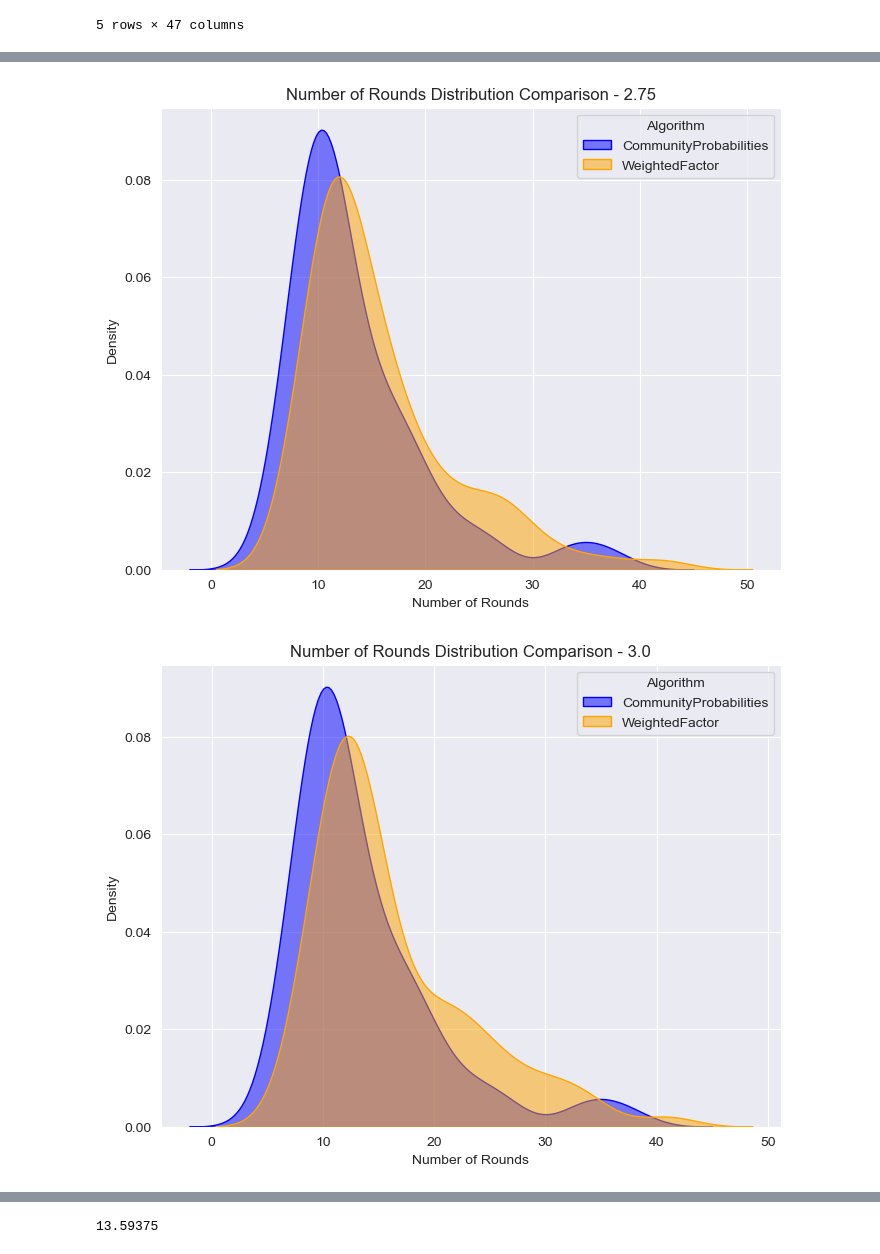
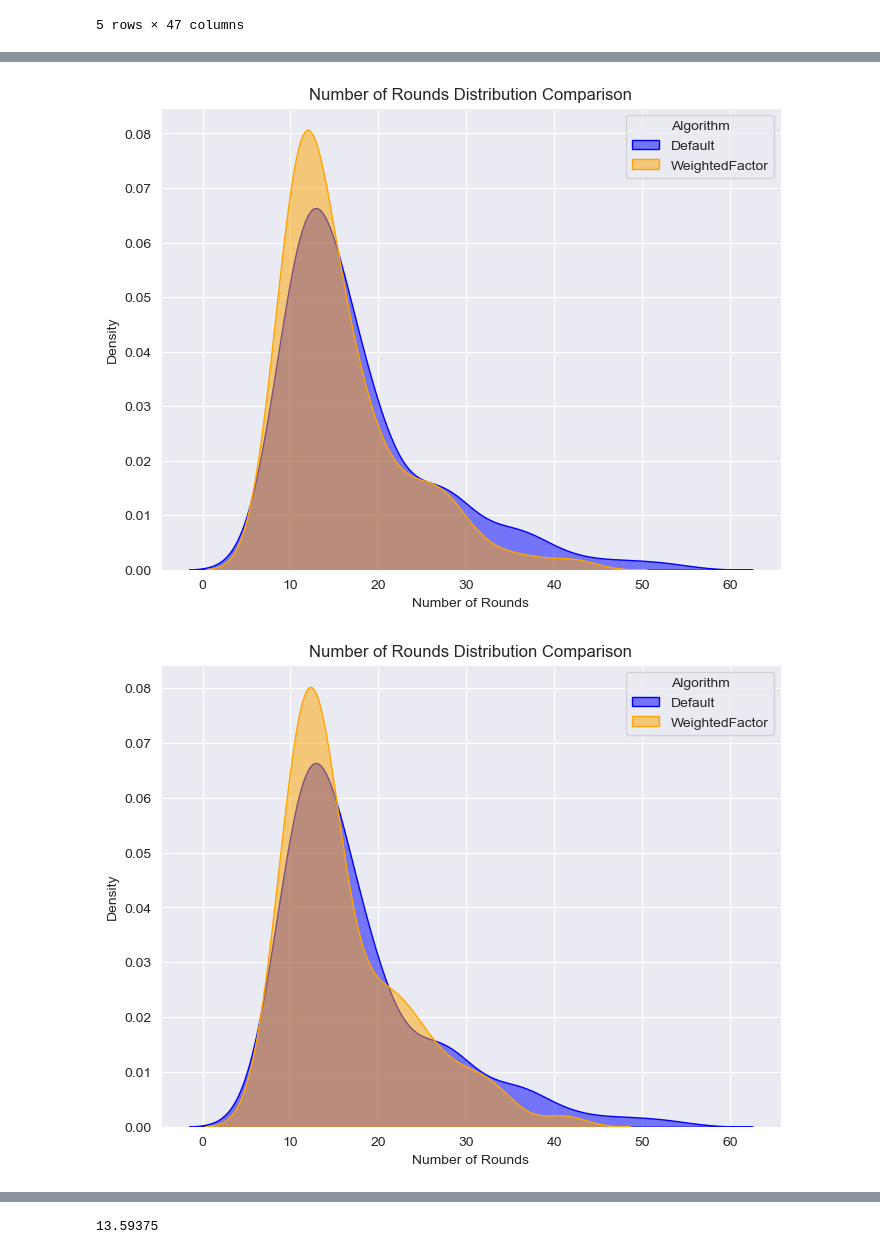
Before and after one commit to xwoodpecker/GossipingSimulation, a Jupyter notebook: evaluation/evaluation_high_mod.ipynb, the cells around one changed output, grey strips where cells are left out. Drawn from its saved outputs; the diff is of its cells as text; code cells hidden in the pictures.

```diff
--- a/evaluation/evaluation_high_mod.ipynb
+++ b/evaluation/evaluation_high_mod.ipynb
@@ -81,6 +81,9 @@ for factor, group_df in group_by_factor:
 df_community_probabilities = dataframe[dataframe['algorithm'] == 'community_probabilities']
 print(f'Dataframe for community_probabilities has {len(df_community_probabilities)} entries')
 
+df_default = dataframe[dataframe['algorithm'] == 'default']
+print(f'Dataframe for community_probabilities has {len(df_default)} entries')
+
 grouped_df.keys()
 # %% [output]
 Dataframe for weighted with factor 1.25 has 160 entries
@@ -104,18 +108,22 @@ for idx, group_key in enumerate(sorted_keys):
 
     # Create a new plot for each rounded modularity combination
     plt.figure(figsize=(8, 6))
-    sns.histplot(data=group_df, x='numRounds', alpha=0.5)
+    sns.histplot(data=group_df, x='numRounds', label=f'Weighted {group_key}', alpha=0.5)
+    sns.histplot(data=df_default, x='numRounds', label='Default', alpha=0.5)
     plt.xlabel('Number of Rounds')
     plt.ylabel('Frequency')
     plt.title(f'Weighted Factor {group_key}')
+    plt.legend(title='Algorithm')
     # Show the plot
     plt.show()
 
 plt.figure(figsize=(8, 6))
-sns.histplot(data=df_community_probabilities, x='numRounds', alpha=0.5)
+sns.histplot(data=df_community_probabilities, x='numRounds', label='CommProb', alpha=0.5)
+sns.histplot(data=df_default, x='numRounds', label='Default', alpha=0.5)
 plt.xlabel('Number of Rounds')
 plt.ylabel('Frequency')
 plt.title(f'Community Probabilities')
+plt.legend(title='Algorithm')
 # Show the plot
 plt.show()
 # %% [output]
@@ -140,20 +148,29 @@ for idx, group_key in enumerate(sorted_keys):
     # Get the DataFrame for the current key
     group_df = grouped_df[group_key]
 
-    # Split the DataFrame into default and weighted_factor data
-    default_data = group_df[group_df['algorithm'] == 'default']
-    weighted_factor_data = group_df[group_df['algorithm'] == 'weighted_factor']
-
     # Create a new plot for each rounded modularity combination
     plt.figure(figsize=(8, 6))
-    sns.kdeplot(data=df_community_probabilities, x='numRounds', label='CommunityProbabilities', color='blue', fill=True, alpha=0.5)
-    sns.kdeplot(data=weighted_factor_data, x='numRounds', label='WeightedFactor', color='orange', fill=True, alpha=0.5)
+    sns.kdeplot(data=df_default, x='numRounds', label='Default', color='blue', fill=True, alpha=0.5)
+    sns.kdeplot(data=group_df, x='numRounds', label='WeightedFactor', color='orange', fill=True, alpha=0.5)
 
     plt.xlabel('Number of Rounds')
     plt.ylabel('Density')
-    plt.title(f'Number of Rounds Distribution Comparison - {group_key}')
+    plt.title(f'Number of Rounds Distribution Comparison')
     plt.legend(title='Algorithm')
 
     # Show the plot
     plt.show()
+
+# Create a new plot for each rounded modularity combination
+plt.figure(figsize=(8, 6))
+sns.kdeplot(data=df_default, x='numRounds', label='Default', color='blue', fill=True, alpha=0.5)
+sns.kdeplot(data=df_community_probabilities, x='numRounds', label='CommProb', color='orange', fill=True, alpha=0.5)
+
+plt.xlabel('Number of Rounds')
+plt.ylabel('Density')
+plt.title(f'Number of Rounds Distribution Comparison')
+plt.legend(title='Algorithm')
+
+# Show the plot
+plt.show()
 # %% [output]
@@ -166,2 +183,2 @@ for idx, group_key in enumerate(sorted_keys):
-[figure, old version]
+[figure, new version]
-[figure, old version]
+[figure, new version]
```
Also changed, not shown: parts of 14 cells of this notebook, 4 other files.
